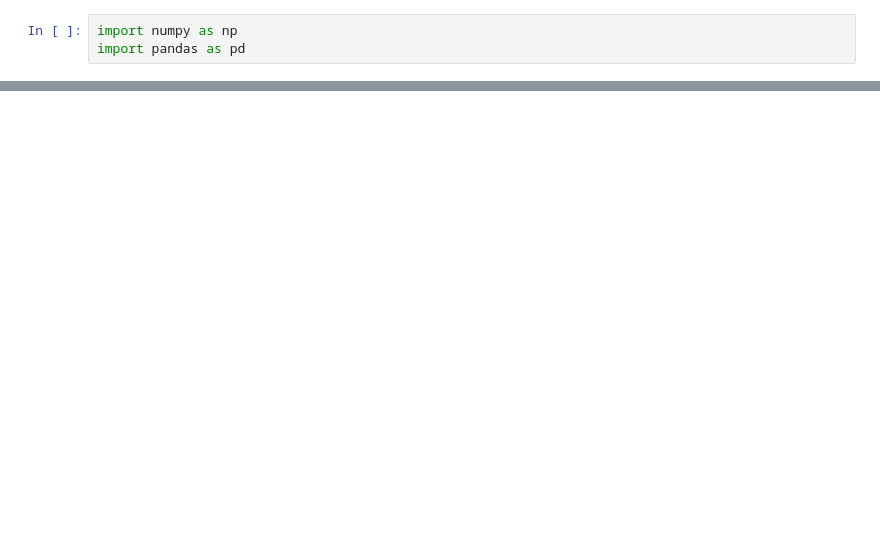
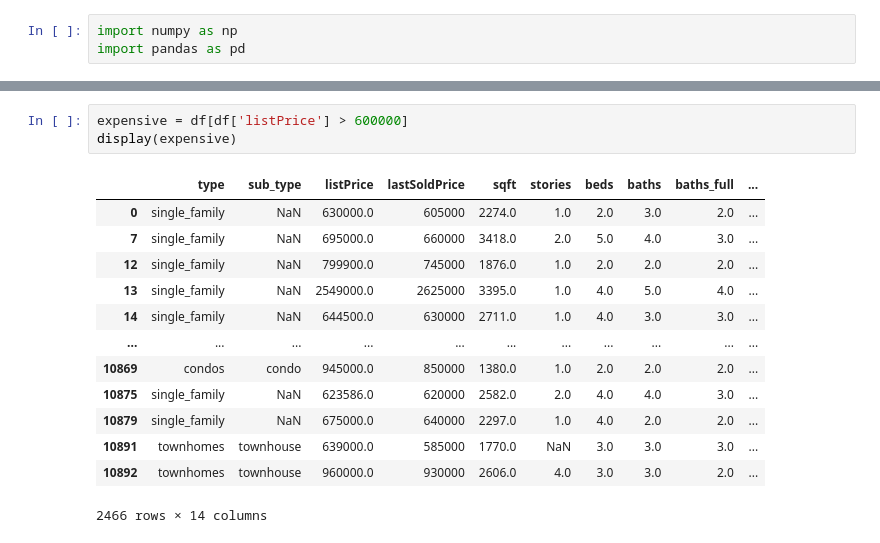
Before and after one commit to aneeb02/machine-learning, a Jupyter notebook: indexing.ipynb, the cells around one changed output, grey strips where cells are left out. Saved outputs shown, nothing was run; the diff lists cells and outputs as text; blank space fills up the shorter version.

```diff
--- a/indexing.ipynb
+++ b/indexing.ipynb
@@ -11,0 +214,17 @@ NameError: name 'pd' is not defined
+# %%
+expensive = df[df['listPrice'] > 600000]
+display(expensive)
+# %% [output]
+|  | type | sub_type | listPrice | lastSoldPrice | sqft | stories | beds | baths | baths_full | ... |
+| 0 | single_family | NaN | 630000.0 | 605000 | 2274.0 | 1.0 | 2.0 | 3.0 | 2.0 | ... |
+| 7 | single_family | NaN | 695000.0 | 660000 | 3418.0 | 2.0 | 5.0 | 4.0 | 3.0 | ... |
+| 12 | single_family | NaN | 799900.0 | 745000 | 1876.0 | 1.0 | 2.0 | 2.0 | 2.0 | ... |
+| 13 | single_family | NaN | 2549000.0 | 2625000 | 3395.0 | 1.0 | 4.0 | 5.0 | 4.0 | ... |
+| 14 | single_family | NaN | 644500.0 | 630000 | 2711.0 | 1.0 | 4.0 | 3.0 | 3.0 | ... |
+| ... | ... | ... | ... | ... | ... | ... | ... | ... | ... | ... |
+| 10869 | condos | condo | 945000.0 | 850000 | 1380.0 | 1.0 | 2.0 | 2.0 | 2.0 | ... |
+| 10875 | single_family | NaN | 623586.0 | 620000 | 2582.0 | 2.0 | 4.0 | 4.0 | 3.0 | ... |
+| 10879 | single_family | NaN | 675000.0 | 640000 | 2297.0 | 1.0 | 4.0 | 2.0 | 2.0 | ... |
+| 10891 | townhomes | townhouse | 639000.0 | 585000 | 1770.0 | NaN | 3.0 | 3.0 | 3.0 | ... |
+| 10892 | townhomes | townhouse | 960000.0 | 930000 | 2606.0 | 4.0 | 3.0 | 3.0 | 2.0 | ... |
+2466 rows × 14 columns
```
Also changed, not shown: parts of 34 cells of this notebook, 1 other file.
